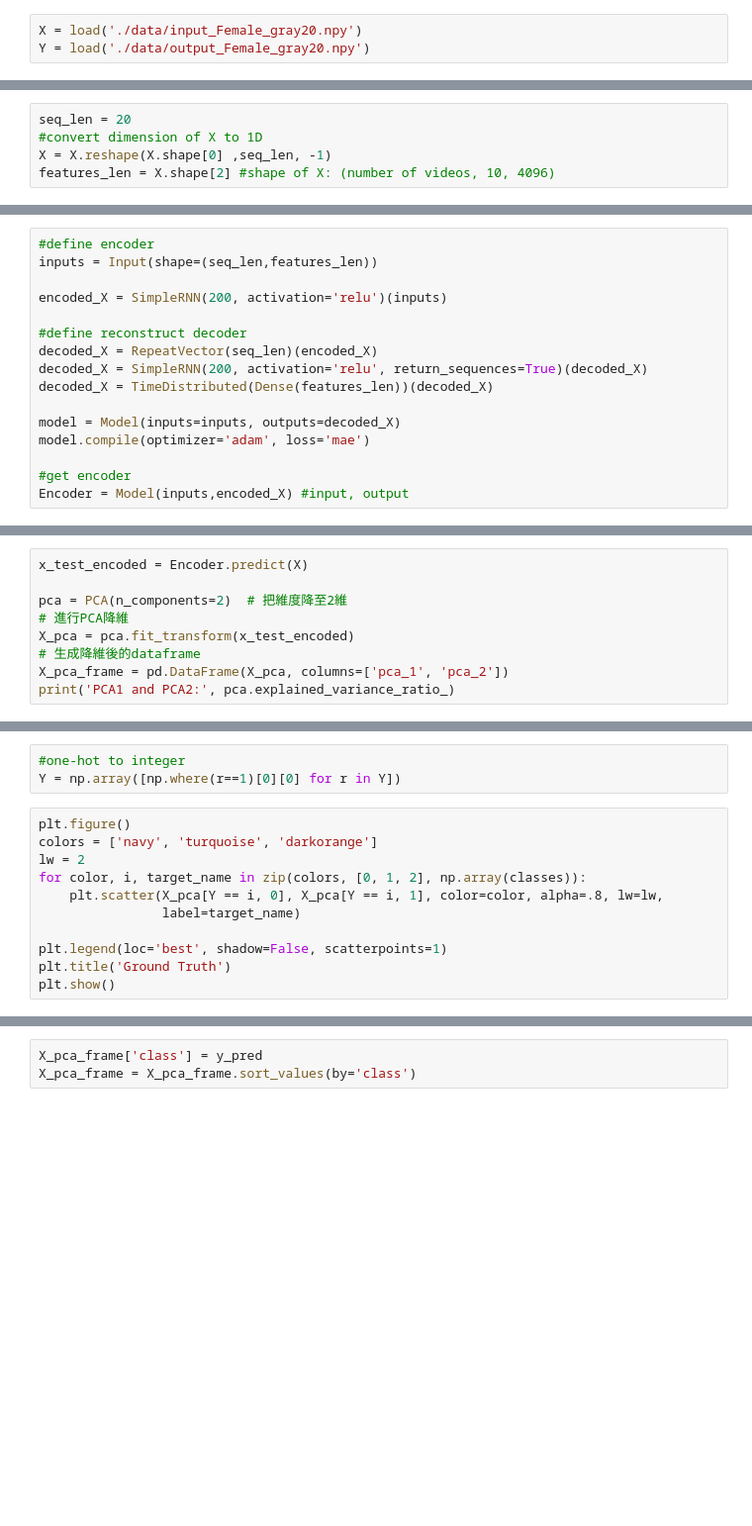
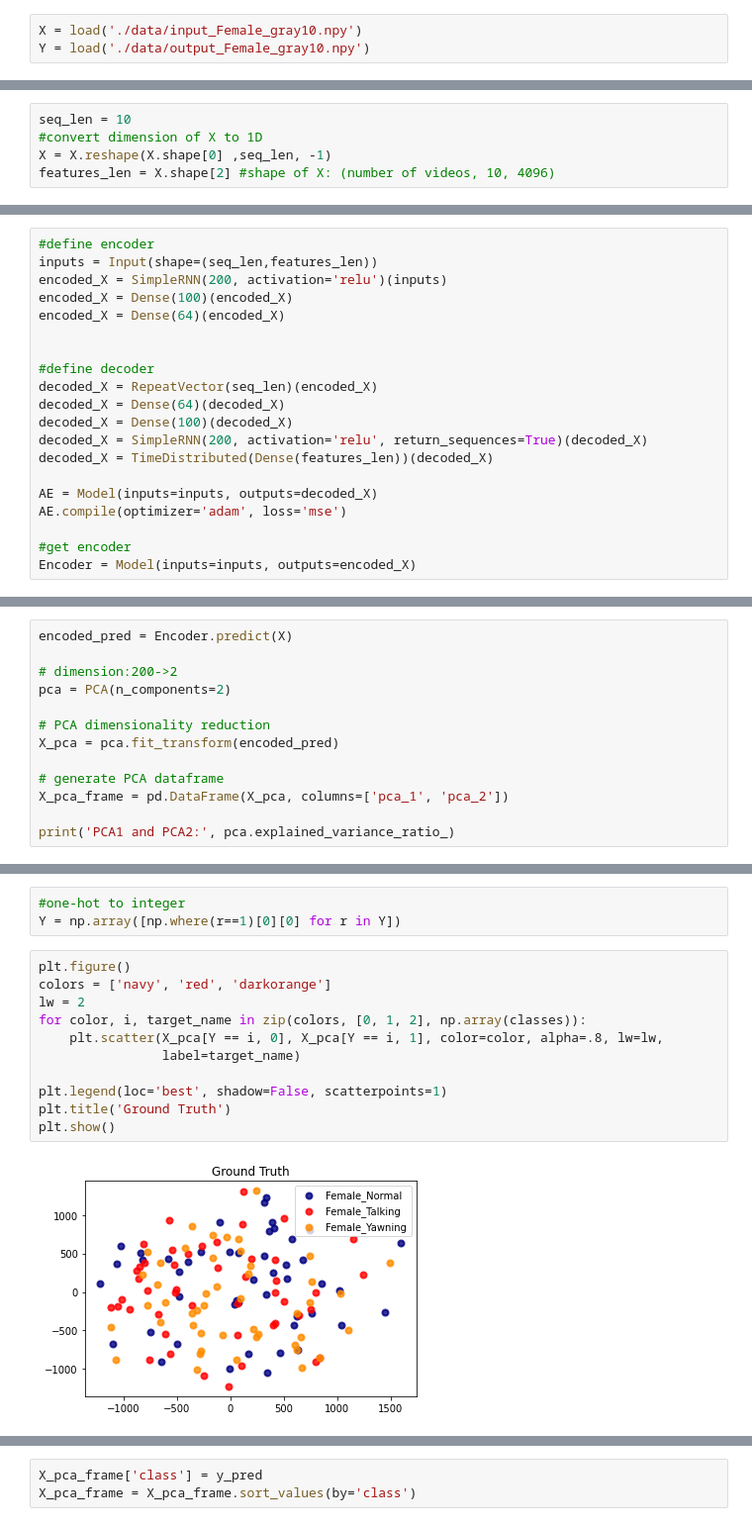
Before and after one commit to writeforfun/Video-Autoencoder, a Jupyter notebook: RNNAE.ipynb, the cells around one changed output, grey strips where cells are left out. Shown at 99% size. Drawn from its saved outputs; the diff is of its cells as text; blank space fills up the shorter version.

Commit message:
add dense layers

```diff
--- a/RNNAE.ipynb
+++ b/RNNAE.ipynb
@@ -18,6 +20,6 @@ from sklearn.decomposition import PCA
 from sklearn.cluster import KMeans
 from sklearn import metrics
 # %%
-X = load('./data/input_Female_gray20.npy')
-Y = load('./data/output_Female_gray20.npy')
+X = load('./data/input_Female_gray10.npy')
+Y = load('./data/output_Female_gray10.npy')
 # %%
@@ -30,7 +32,7 @@ for item in YawDD:
     else:
         classes.append(item)
 # %%
-seq_len = 20
+seq_len = 10
 #convert dimension of X to 1D
 X = X.reshape(X.shape[0] ,seq_len, -1)
 features_len = X.shape[2] #shape of X: (number of videos, 10, 4096)
@@ -39,16 +43,20 @@ X.shape
 # %%
 #define encoder
 inputs = Input(shape=(seq_len,features_len))
+encoded_X = SimpleRNN(200, activation='relu')(inputs)
+encoded_X = Dense(100)(encoded_X)
+encoded_X = Dense(64)(encoded_X)
 
-encoded_X = SimpleRNN(200, activation='relu')(inputs)
 
-#define reconstruct decoder
+#define decoder
 decoded_X = RepeatVector(seq_len)(encoded_X)
+decoded_X = Dense(64)(decoded_X)
+decoded_X = Dense(100)(decoded_X)
 decoded_X = SimpleRNN(200, activation='relu', return_sequences=True)(decoded_X)
 decoded_X = TimeDistributed(Dense(features_len))(decoded_X)
 
-model = Model(inputs=inputs, outputs=decoded_X)
-model.compile(optimizer='adam', loss='mae')
+AE = Model(inputs=inputs, outputs=decoded_X)
+AE.compile(optimizer='adam', loss='mse')
 
 #get encoder
-Encoder = Model(inputs,encoded_X) #input, output
+Encoder = Model(inputs=inputs, outputs=encoded_X)
@@ -66,9 +115,13 @@ plt.show()
 # %%
-x_test_encoded = Encoder.predict(X)
+encoded_pred = Encoder.predict(X)
 
-pca = PCA(n_components=2)  # 把維度降至2維
-# 進行PCA降維
-X_pca = pca.fit_transform(x_test_encoded)
-# 生成降維後的dataframe
+# dimension:200->2
+pca = PCA(n_components=2)
+
+# PCA dimensionality reduction
+X_pca = pca.fit_transform(encoded_pred)
+
+# generate PCA dataframe
 X_pca_frame = pd.DataFrame(X_pca, columns=['pca_1', 'pca_2'])
+
 print('PCA1 and PCA2:', pca.explained_variance_ratio_)
@@ -77,15 +132,17 @@ print('PCA1 and PCA2:', pca.explained_variance_ratio_)
 Y = np.array([np.where(r==1)[0][0] for r in Y])
 # %%
 plt.figure()
-colors = ['navy', 'turquoise', 'darkorange']
+colors = ['navy', 'red', 'darkorange']
 lw = 2
 for color, i, target_name in zip(colors, [0, 1, 2], np.array(classes)):
     plt.scatter(X_pca[Y == i, 0], X_pca[Y == i, 1], color=color, alpha=.8, lw=lw,
                 label=target_name)
 
 plt.legend(loc='best', shadow=False, scatterpoints=1)
 plt.title('Ground Truth')
 plt.show()
+# %% [output]
+[figure, added]
 # %%
 #plot K-Means
 d = {}
```
Also changed, not shown: parts of 15 cells of this notebook.
